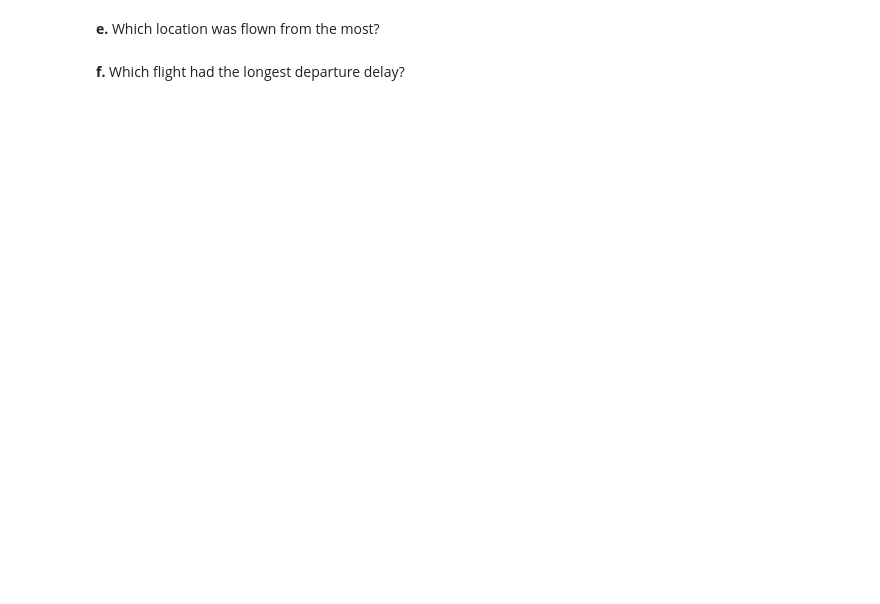
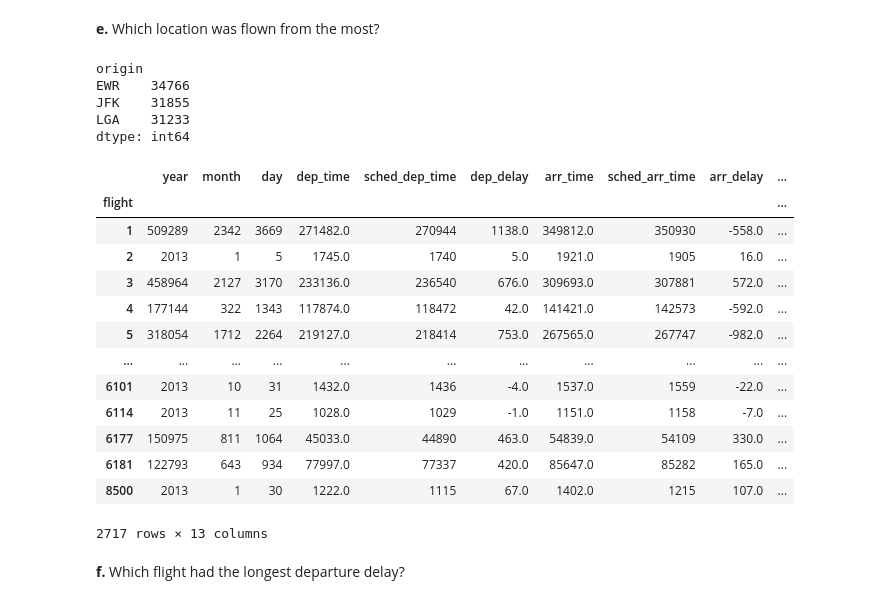
Before and after one commit to clarimayo/Jupyter_notebooks, a Jupyter notebook: Labs/Week 19/week-19-lab.ipynb, the cells around one changed output. Saved outputs shown, nothing was run; the diff lists cells and outputs as text; code cells hidden in the pictures; blank space fills up the shorter version.

```diff
--- a/Labs/Week 19/week-19-lab.ipynb
+++ b/Labs/Week 19/week-19-lab.ipynb
@@ -237,0 +155,3 @@ test.shape
+# %%
+#gets rid of all the rows that have missing values
+flights.dropna(inplace=True)   #to ask
@@ -254,4 +263,32 @@ hint: `.size()`
 # %% [markdown]
 **e.** Which location was flown from the most?
+# %%
+flights.groupby("origin").size().sort_values(ascending=False)
+# %% [output]
+origin
+EWR    34766
+JFK    31855
+LGA    31233
+dtype: int64
+# %%
+def see_possible_categories(col):
+    return flights.groupby(col).sum()
+
+see_possible_categories("flight")
+# %% [output]
+|  | year | month | day | dep_time | sched_dep_time | dep_delay | arr_time | sched_arr_time | arr_delay | ... |
+| flight |  |  |  |  |  |  |  |  |  | ... |
+| 1 | 509289 | 2342 | 3669 | 271482.0 | 270944 | 1138.0 | 349812.0 | 350930 | -558.0 | ... |
+| 2 | 2013 | 1 | 5 | 1745.0 | 1740 | 5.0 | 1921.0 | 1905 | 16.0 | ... |
+| 3 | 458964 | 2127 | 3170 | 233136.0 | 236540 | 676.0 | 309693.0 | 307881 | 572.0 | ... |
+| 4 | 177144 | 322 | 1343 | 117874.0 | 118472 | 42.0 | 141421.0 | 142573 | -592.0 | ... |
+| 5 | 318054 | 1712 | 2264 | 219127.0 | 218414 | 753.0 | 267565.0 | 267747 | -982.0 | ... |
+| ... | ... | ... | ... | ... | ... | ... | ... | ... | ... | ... |
+| 6101 | 2013 | 10 | 31 | 1432.0 | 1436 | -4.0 | 1537.0 | 1559 | -22.0 | ... |
+| 6114 | 2013 | 11 | 25 | 1028.0 | 1029 | -1.0 | 1151.0 | 1158 | -7.0 | ... |
+| 6177 | 150975 | 811 | 1064 | 45033.0 | 44890 | 463.0 | 54839.0 | 54109 | 330.0 | ... |
+| 6181 | 122793 | 643 | 934 | 77997.0 | 77337 | 420.0 | 85647.0 | 85282 | 165.0 | ... |
+| 8500 | 2013 | 1 | 30 | 1222.0 | 1115 | 67.0 | 1402.0 | 1215 | 107.0 | ... |
+2717 rows × 13 columns
 # %% [markdown]
 **f.** Which flight had the longest departure delay?
```
Also changed, not shown: parts of 18 cells of this notebook, 1 other file.
